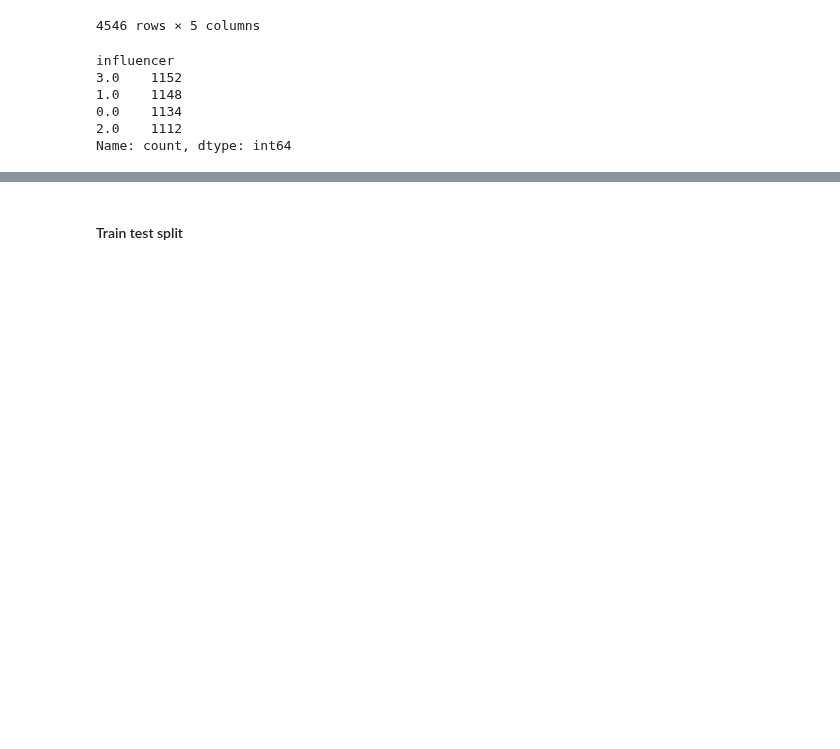
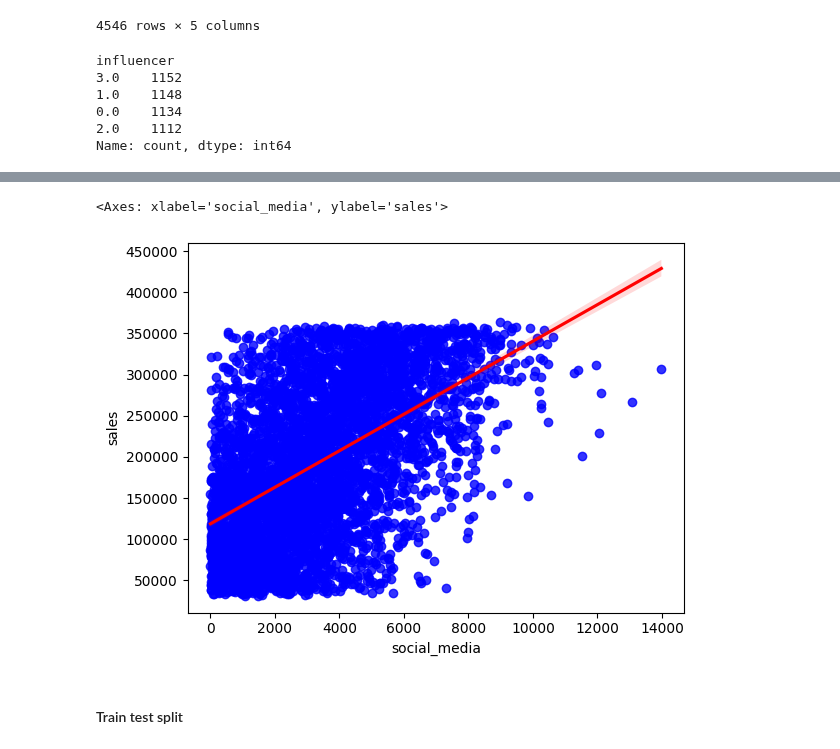
Before and after one commit to SagarChhabriya/data-science, a Jupyter notebook: Supervised-Learning/02-Multiple-Linear-Regression/02-advertising_and_sales.ipynb, the cells around one changed output, grey strips where cells are left out. Cells and saved outputs as stored; diff of their text form; code cells hidden in the pictures; blank space fills up the shorter version.

```diff
--- a/Supervised-Learning/02-Multiple-Linear-Regression/02-advertising_and_sales.ipynb
+++ b/Supervised-Learning/02-Multiple-Linear-Regression/02-advertising_and_sales.ipynb
@@ -130,3 +140,8 @@ Name: count, dtype: int64
+# %%
+sns.regplot(data=df, x="social_media", y='sales', color="blue", line_kws={"color": "red"})
+# %% [output]
+<Axes: xlabel='social_media', ylabel='sales'>
+[figure, added]
 # %% [markdown]
 #### Train test split
 # %%
```
Also changed, not shown: parts of 1 cell of this notebook.
